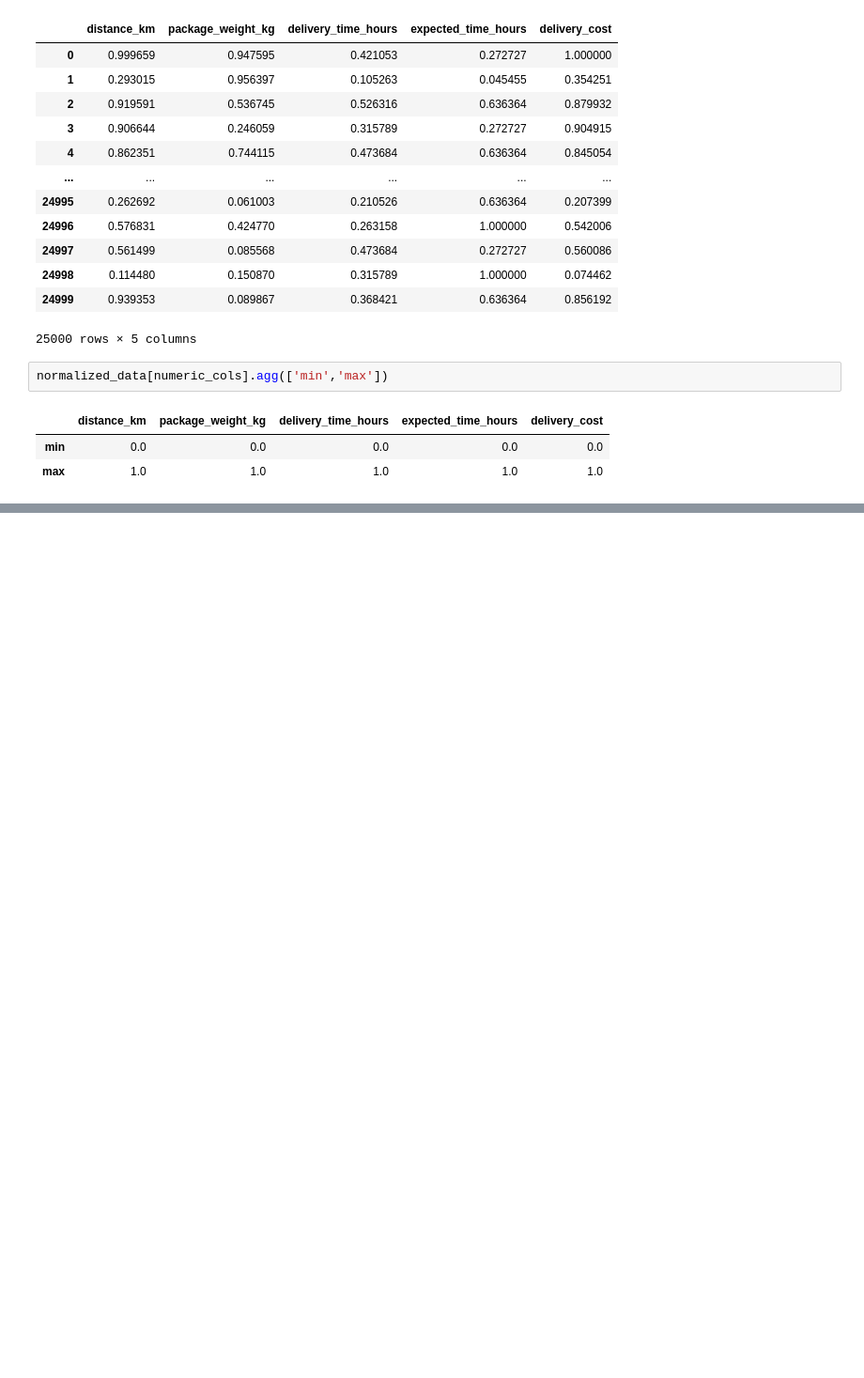
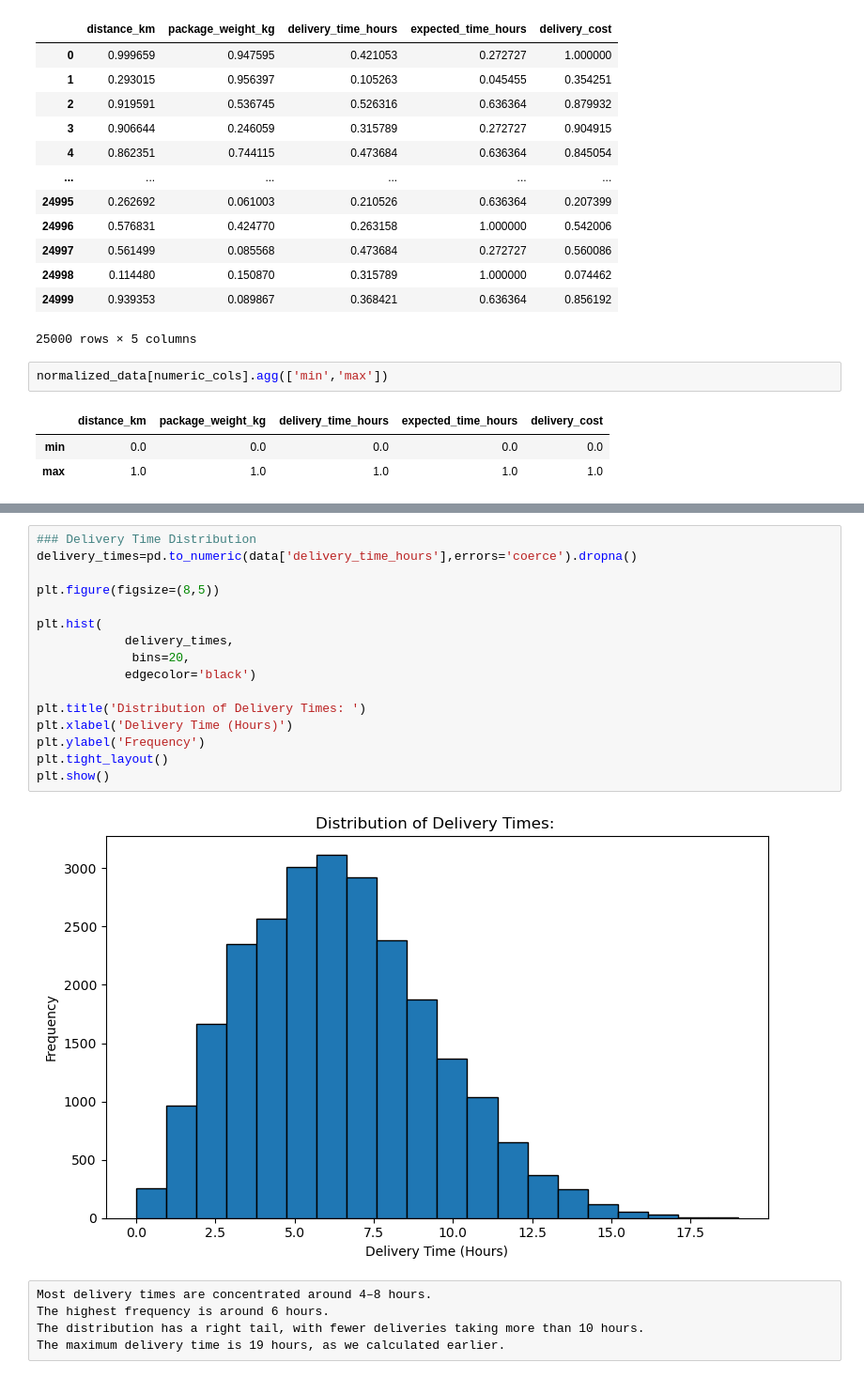
Before and after one commit to thanmai-09/Delivery-Performance-Analysis, a Jupyter notebook: Logistics_Data_Analysis.ipynb, the cells around one changed output, grey strips where cells are left out. Shown at 94% size. Drawn from its saved outputs; the diff is of its cells as text; blank space fills up the shorter version.

```diff
--- a/Logistics_Data_Analysis.ipynb
+++ b/Logistics_Data_Analysis.ipynb
@@ -510,0 +781,23 @@ normalized_data[numeric_cols].agg(['min','max'])
+# %%
+### Delivery Time Distribution
+delivery_times=pd.to_numeric(data['delivery_time_hours'],errors='coerce').dropna()
+
+plt.figure(figsize=(8,5))
+
+plt.hist(
+            delivery_times,
+             bins=20,
+            edgecolor='black')
+
+plt.title('Distribution of Delivery Times: ')
+plt.xlabel('Delivery Time (Hours)')
+plt.ylabel('Frequency')
+plt.tight_layout()
+plt.show()
+# %% [output]
+[figure, added]
+# %% [raw]
+Most delivery times are concentrated around 4–8 hours.
+The highest frequency is around 6 hours.
+The distribution has a right tail, with fewer deliveries taking more than 10 hours.
+The maximum delivery time is 19 hours, as we calculated earlier.
```
Also changed, not shown: parts of 38 cells of this notebook.
